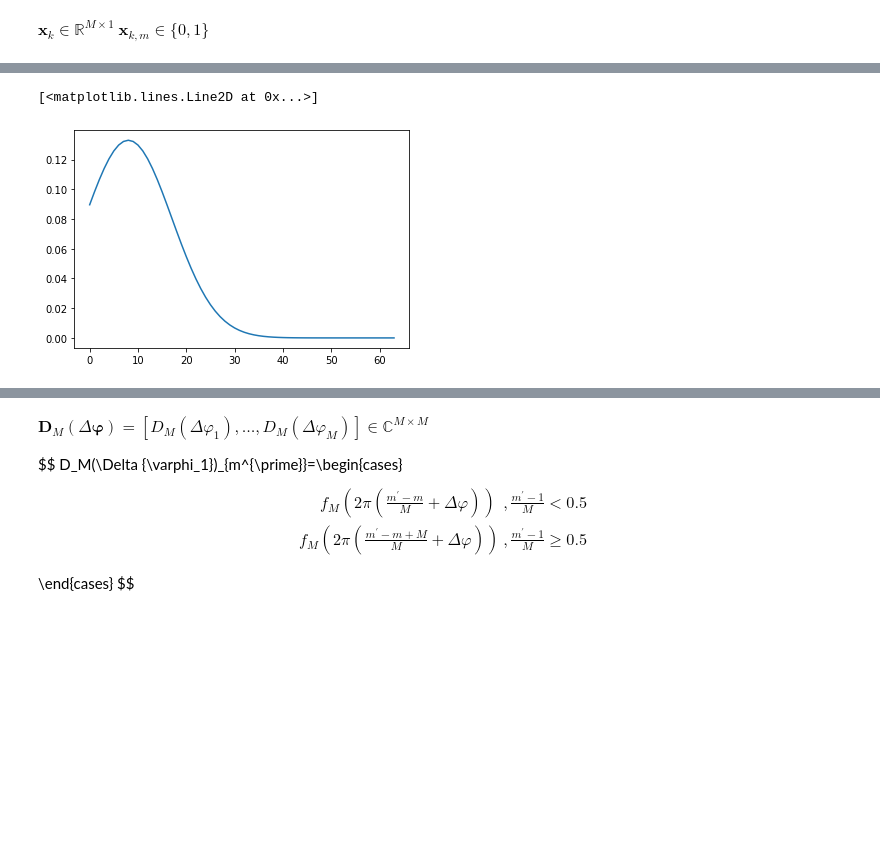
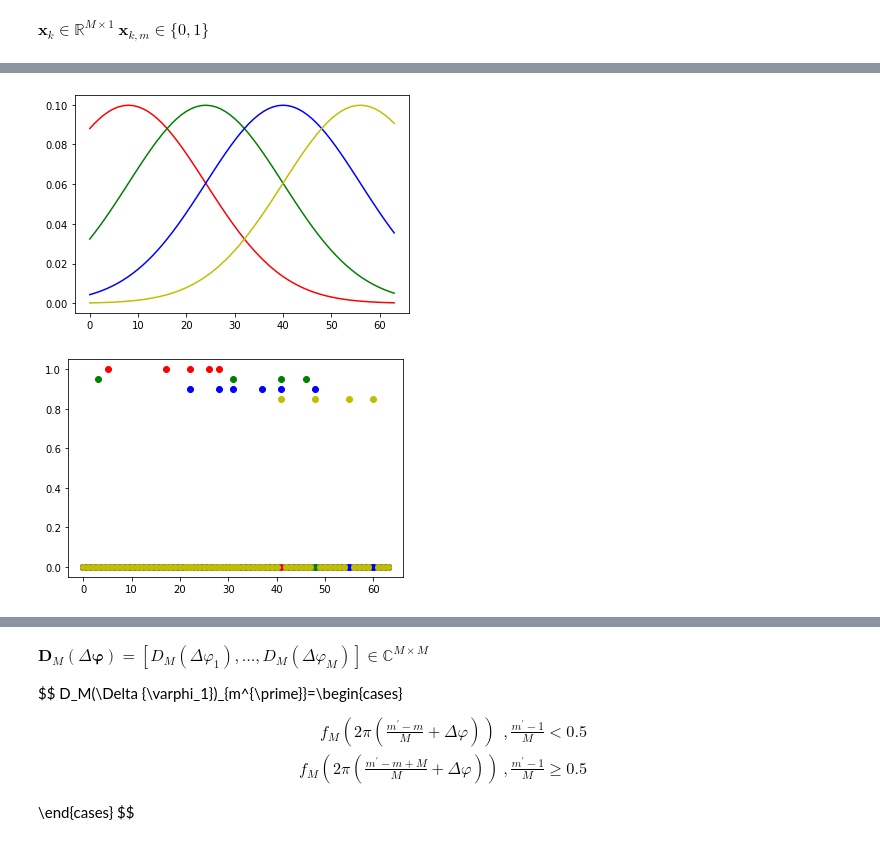
Before and after one commit to Brook1711/RIS-Angular-Domain, a Jupyter notebook: code_main/Alg.ipynb, the cells around one changed output, grey strips where cells are left out. Drawn from its saved outputs; the diff is of its cells as text; code cells hidden in the pictures; blank space fills up the shorter version.

```diff
--- a/code_main/Alg.ipynb
+++ b/code_main/Alg.ipynb
@@ -18,7 +10,8 @@ ${\boldsymbol x}_k \in {\mathbb R}^{M\times 1}$  ${\boldsymbol x}_{k,m} \in \{ 0
 # %%
 ## generate channel support
 K=4
-np.random.seed(6)
+# 6 is a nice value
+np.random.seed(2)
 def common_channel_support(p01 = 0.1, p10=0.3, M= 64):
     p0 = p10/(p10+p01)
     p1 = 1-p0
@@ -39,8 +32,8 @@ def common_channel_support(p01 = 0.1, p10=0.3, M= 64):
             else:
                 tmp_support[i+1] = 1
     return tmp_support
-p01 = 0.1
-p10 = 0.3
+p01 = 0.5
+p10 = 0.5
 M = 64
 common_support_varphi = common_channel_support(p01, p10, M)
 plt.scatter(range(M), common_support_varphi)
@@ -52,11 +45,36 @@ plt.legend(['common_support_varphi'])
 # %%
-# generate individual AoAs
+np.random.seed(3)
+color_list = ['r', 'g', 'b', 'y']
+sigma = 4
+less_likely_to_appear = 3
+
+
+# generate individual AoAs support
 def pdf_for_all_user(user_index, K = 4, M = 64, sigma = 6):
     x = np.linspace(0,M-1,M)
     mu = int(user_index*(M/K)+0.5*M/K)
     return 1/(np.power(2*np.pi*np.power(sigma,2), 0.5)) * np.exp(-0.5 * np.power((x-mu)/np.power(sigma,2),2))
 
-plt.plot(range(M), pdf_for_all_user(0,K,M,sigma=3))
+conditinal_pdf_list = [pdf_for_all_user(k,K,M,sigma=sigma) for k in range(K)]
+for k in range(K):
+    plt.plot(range(M), conditinal_pdf_list[k], color_list[k])
+
+# initialization for all users' channel support
+channel_support_for_all_users = np.array([[0 for m in range(M)] for k in range(K)] )
+
+for k in range(K):
+    for m in range(M):
+        if common_support_varphi[m] == 1:
+            maxi = np.max(conditinal_pdf_list[k])*less_likely_to_appear
+            if np.random.uniform(0,maxi,K*M)[m+k*m] < conditinal_pdf_list[k][m]:
+                channel_support_for_all_users[k][m] = 1
+            else:
+                channel_support_for_all_users[k][m] = 0
+
+plt.figure(2)
+for k in range(K):
+    plt.scatter(np.array(range(M)), channel_support_for_all_users[k] * (1-0.05*k), color=color_list[k])
+    # plt.plot(np.array(range(M)), channel_support_for_all_users[k] * (k+1)/K, color=color_list[k])
 # %% [output]
-[<matplotlib.lines.Line2D at 0x...>]
-[figure, old version]
+[figure, new version]
+[figure, added]
```
Also changed, not shown: parts of 4 cells of this notebook, 2 other files.
